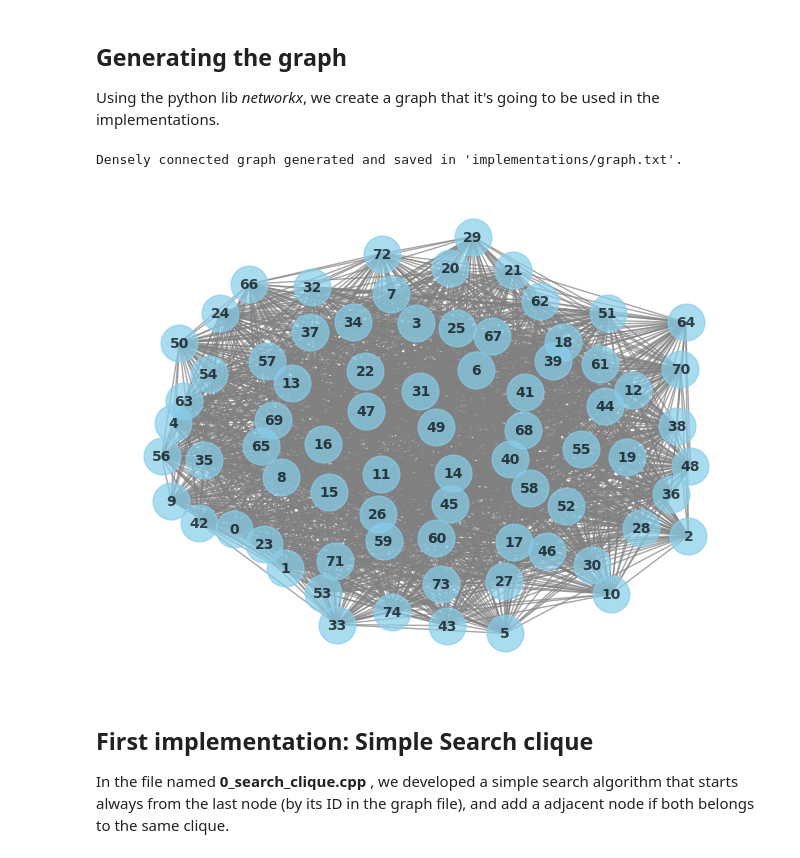
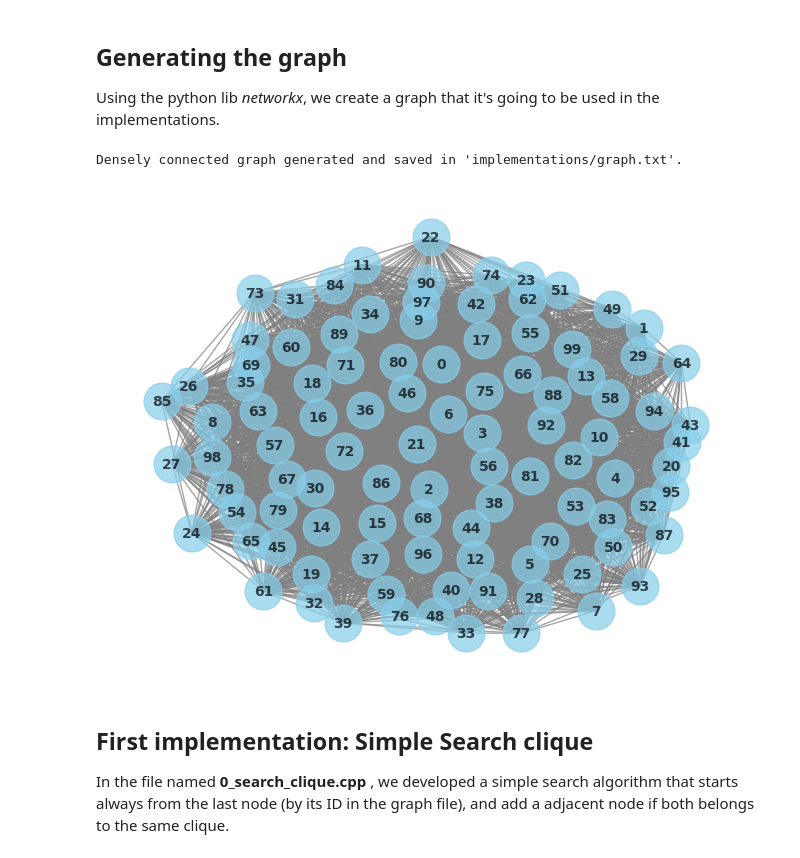
Before and after one commit to matheus-1618/Maximal-Clique-Problem, a Jupyter notebook: src/Report.ipynb, the cells around one changed output. Cells and saved outputs as stored; diff of their text form; code cells hidden in the pictures.

```diff
--- a/src/Report.ipynb
+++ b/src/Report.ipynb
@@ -82,10 +82,10 @@ def generate_graph(vertex: int, plot: bool):
         # Show the plot
         plt.show()
 # %%
-generate_graph(75,True)
+generate_graph(100,True)
 # %% [output]
 Densely connected graph generated and saved in 'implementations/graph.txt'.
-[figure, old version]
+[figure, new version]
 # %% [markdown]
 ## First implementation: Simple Search clique
 In the file named **0_search_clique.cpp** , we developed a simple search algorithm that starts always from the last node (by its ID in the graph file), and add a adjacent node if both belongs to the same clique.
```
Also changed, not shown: parts of 8 cells of this notebook.
